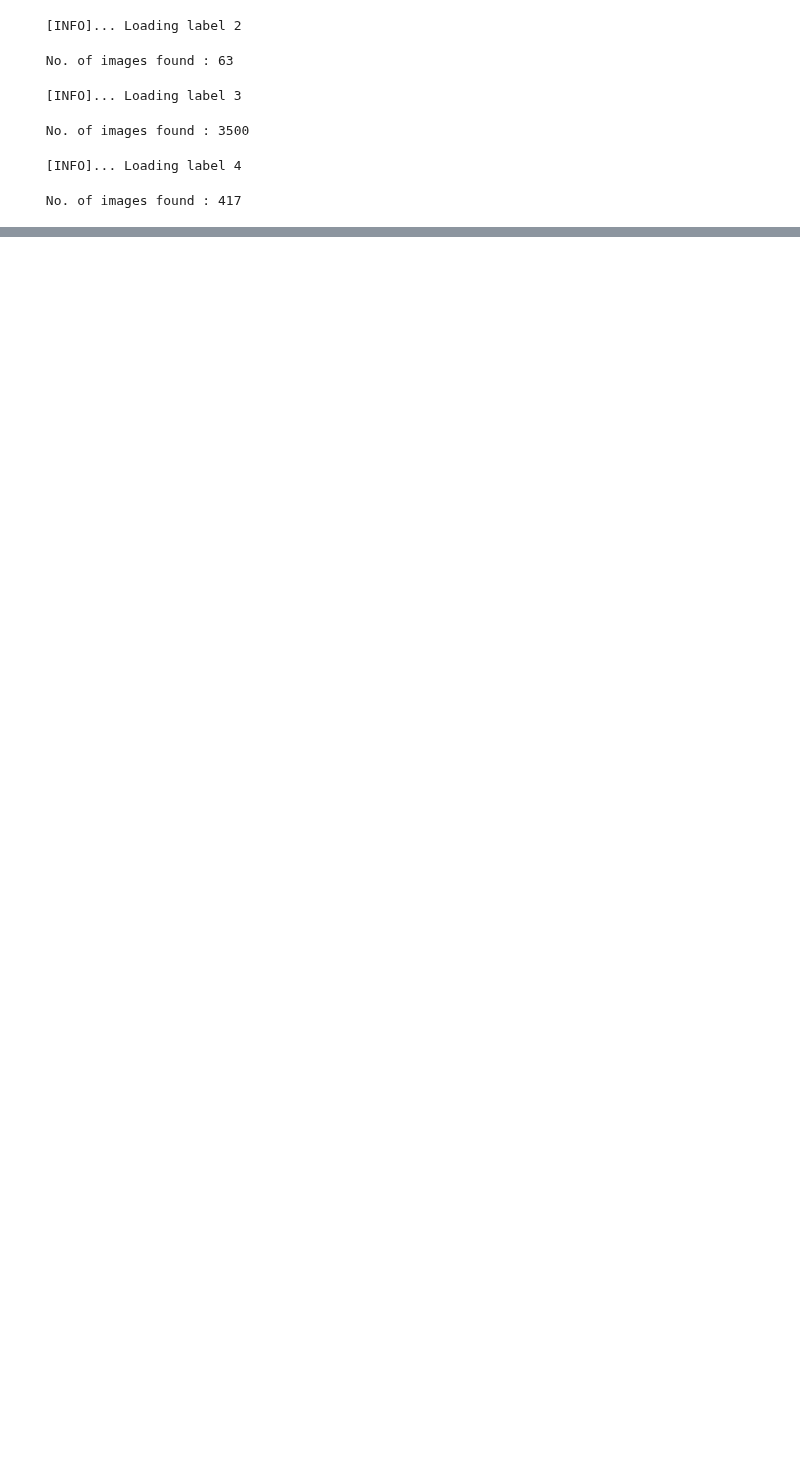
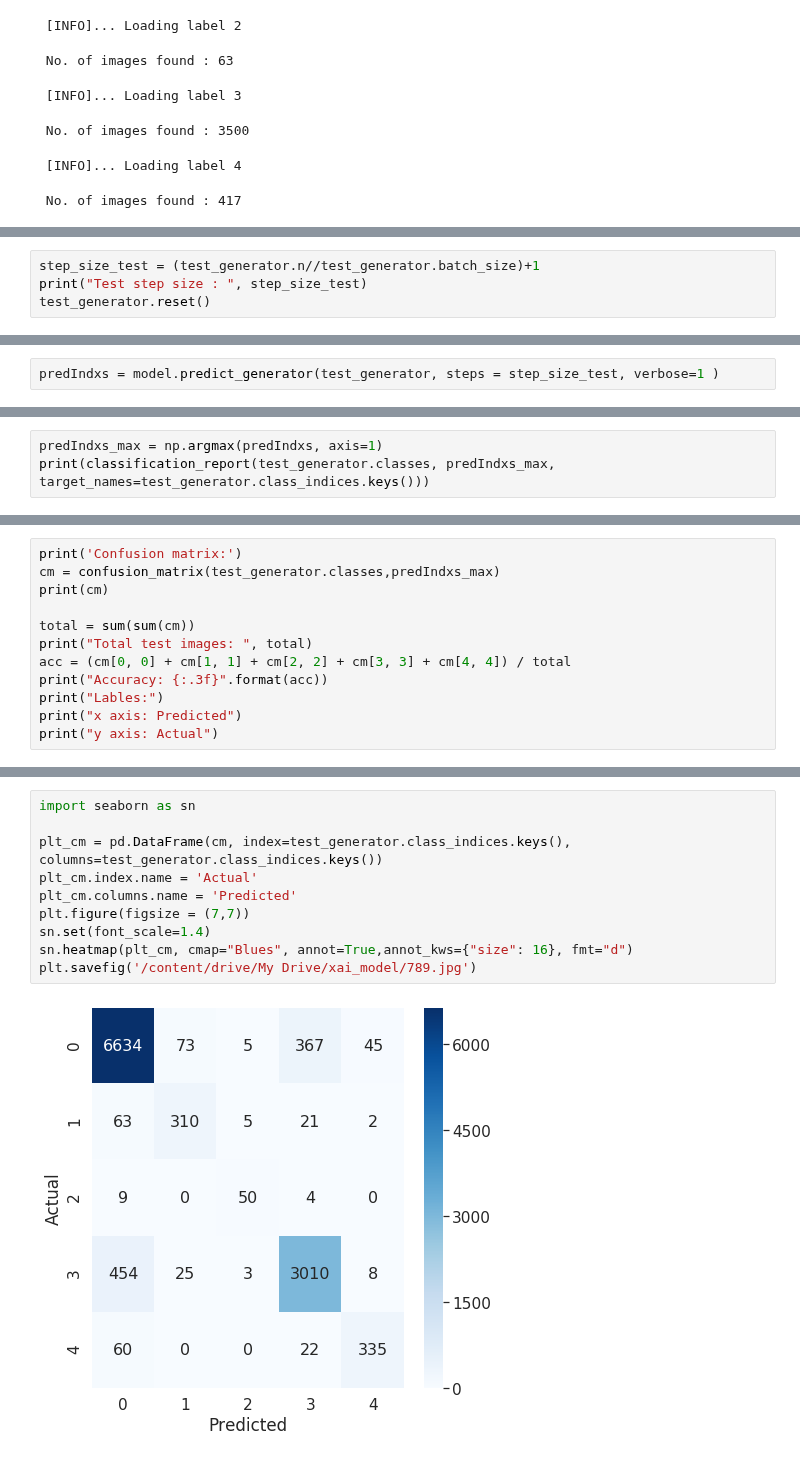
Before and after one commit to mahesh-sudhakar/NEU_XAI, a Jupyter notebook: severstal_play.ipynb, the cells around one changed output, grey strips where cells are left out. Drawn from its saved outputs; the diff is of its cells as text; blank space fills up the shorter version.

```diff
--- a/severstal_play.ipynb
+++ b/severstal_play.ipynb
@@ -588,0 +777,4 @@ for label in tqdm(range(5)):
+# %%
+step_size_test = (test_generator.n//test_generator.batch_size)+1
+print("Test step size : ", step_size_test)
+test_generator.reset()
@@ -588,0 +783,2 @@ for label in tqdm(range(5)):
+# %%
+predIndxs = model.predict_generator(test_generator, steps = step_size_test, verbose=1 )
@@ -588,0 +792,3 @@ for label in tqdm(range(5)):
+# %%
+predIndxs_max = np.argmax(predIndxs, axis=1)
+print(classification_report(test_generator.classes, predIndxs_max, target_names=test_generator.class_indices.keys()))
@@ -588,0 +807,12 @@ for label in tqdm(range(5)):
+# %%
+print('Confusion matrix:')
+cm = confusion_matrix(test_generator.classes,predIndxs_max)
+print(cm)
+
+total = sum(sum(cm))
+print("Total test images: ", total)
+acc = (cm[0, 0] + cm[1, 1] + cm[2, 2] + cm[3, 3] + cm[4, 4]) / total
+print("Accuracy: {:.3f}".format(acc))
+print("Lables:")
+print("x axis: Predicted")
+print("y axis: Actual")
@@ -588,0 +831,12 @@ for label in tqdm(range(5)):
+# %%
+import seaborn as sn
+
+plt_cm = pd.DataFrame(cm, index=test_generator.class_indices.keys(), columns=test_generator.class_indices.keys())
+plt_cm.index.name = 'Actual'
+plt_cm.columns.name = 'Predicted'
+plt.figure(figsize = (7,7))
+sn.set(font_scale=1.4)
+sn.heatmap(plt_cm, cmap="Blues", annot=True,annot_kws={"size": 16}, fmt="d")
+plt.savefig('/content/drive/My Drive/xai_model/789.jpg')
+# %% [output]
+[figure, added]
```
Also changed, not shown: parts of 38 cells of this notebook.
